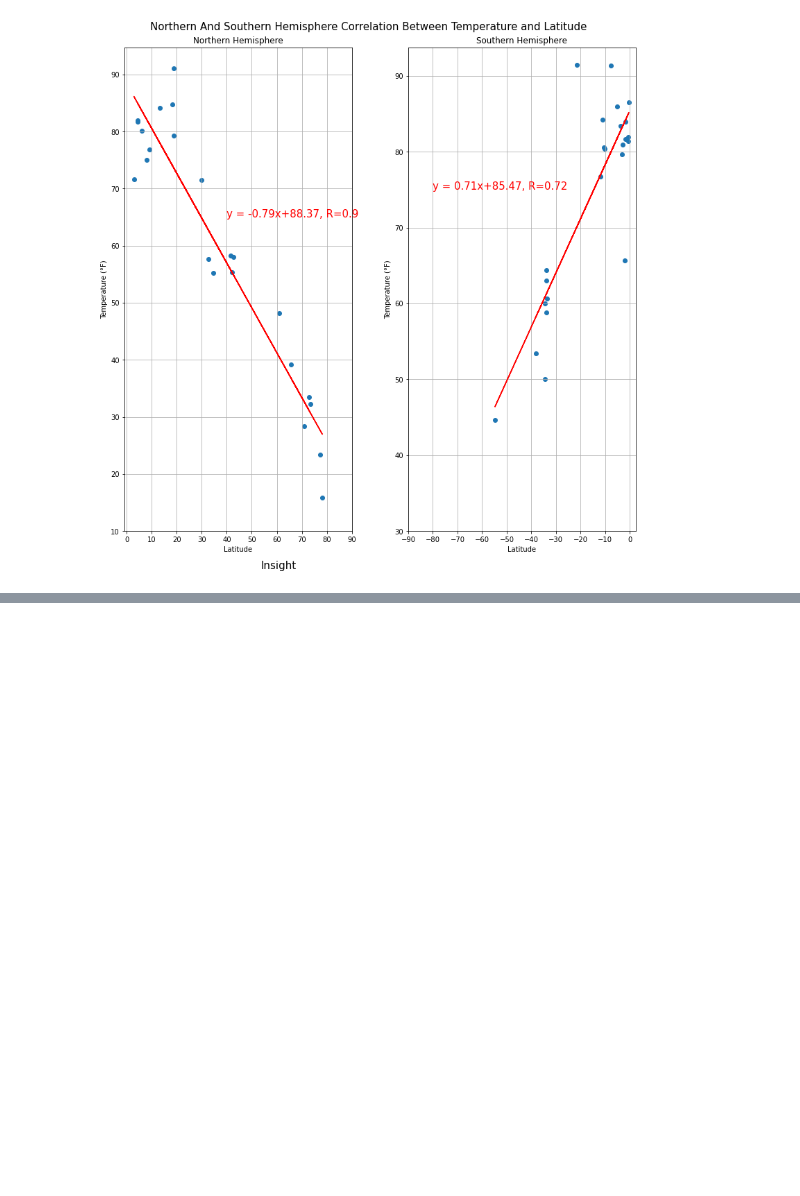
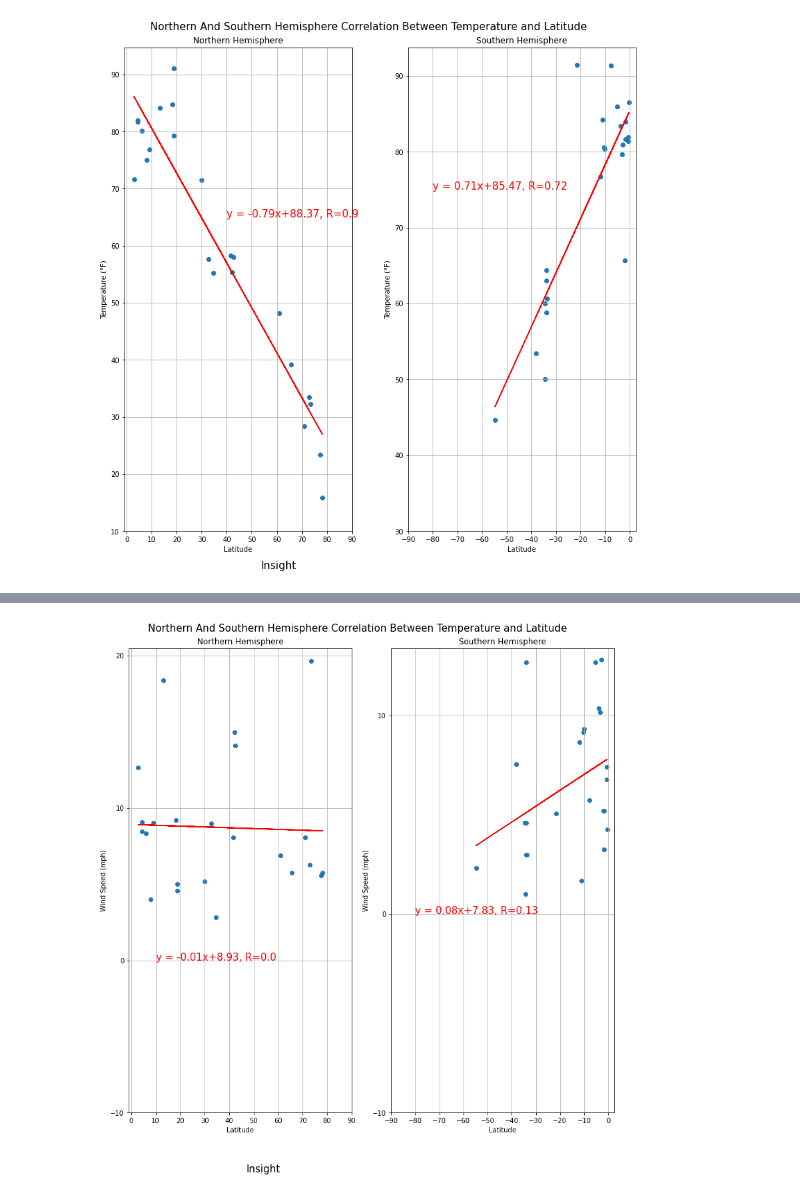
Before and after one commit to JuanjoFernandez/python-api-challenge, a Jupyter notebook: WeatherPy/WeatherPy.ipynb, the cells around one changed output, grey strips where cells are left out. Drawn from its saved outputs; the diff is of its cells as text; code cells hidden in the pictures; blank space fills up the shorter version.

```diff
--- a/WeatherPy/WeatherPy.ipynb
+++ b/WeatherPy/WeatherPy.ipynb
@@ -355,0 +476,78 @@ plt.plot(x_values, m*x_values + b, color ='r')
+# %%
+# Northern Hemisphere - Wind Speed (mph) vs. Latitude broken by hemisphere
+
+## North hemisphere
+
+# Plot parameters
+
+# X axis is fixed to show all possible latitude values
+xticks = np.arange(0,100,10)
+
+# Y axis will contain max/min wind speed values rounded to the closest 10
+min_temp = (round(clean_weather_df['Wind Speed (mph)'].min()/10, 0))*10 - 10
+max_temp = (round(clean_weather_df['Wind Speed (mph)'].max()/10,0))*10 + 10
+yticks = np.arange(min_temp, max_temp, 10)
+
+# Setting x and y for line
+x_values = north_df['Latitude']
+y_values = north_df['Wind Speed (mph)']
+(m, b, r, p, stderr) = st.stats.linregress(x_values, y_values)
+
+# Building the line
+line_eq = 'y = ' + str(round(m, 2)) + 'x+' + str(round (b, 2))
+
+# Plotting
+fig, axes =plt.subplots(1,2,figsize=(11,11))
+
+axes[0].scatter(x=north_df["Latitude"], y=north_df["Wind Speed (mph)"])
+axes[0].grid()
+axes[0].annotate(line_eq + ', R=' + str(round(r**2, 2)),(10,0), fontsize=15,color="red")
+axes[0].plot(x_values, m*x_values + b, color ='r')
+axes[0].set_xticks(xticks)
+axes[0].set_yticks(yticks)
+axes[0].set_xlabel('Latitude')
+axes[0].set_ylabel('Wind Speed (mph)')
+axes[0].set_title('Northern Hemisphere')
+
+## South hemisphere
+
+# Plot parameters
+
+# X axis is fixed to show all possible latitude values
+xticks = np.arange(-90,10,10)
+
+# Y axis will contain max/min temp values rounded to the closest 10
+min_temp = (round(south_df['Wind Speed (mph)'].min()/10,0))*10 - 10
+max_temp = (round(south_df['Wind Speed (mph)'].max()/10,0))*10 + 10
+yticks = np.arange(min_temp, max_temp, 10)
+
+# Setting x and y for line
+x_values = south_df['Latitude']
+y_values = south_df['Wind Speed (mph)']
+(m, b, r, p, stderr) = st.stats.linregress(x_values, y_values)
+
+# Building the line
+line_eq = 'y = ' + str(round(m, 2)) + 'x+' + str(round (b, 2))
+
+axes[1].scatter(x=south_df["Latitude"], y=south_df["Wind Speed (mph)"])
+axes[1].grid()
+axes[1].annotate(line_eq + ', R=' + str(round(r**2, 2)),(-80,0), fontsize=15,color="red")
+axes[1].plot(x_values, m*x_values + b, color ='r')
+axes[1].set_xticks(xticks)
+axes[1].set_yticks(yticks)
+axes[1].set_xlabel('Latitude')
+axes[1].set_ylabel('Wind Speed (mph)')
+axes[1].set_title('Southern Hemisphere')
+
+plt.suptitle ('Northern And Southern Hemisphere Correlation Between Temperature and Latitude', fontsize = 15)
+plt.tight_layout()
+
+# Adding an explanatory line for the graph
+plt.annotate("Insight", xy=(-150,-13), annotation_clip=False, fontsize=15)
+
+# Saving to png
+filename = 'hemi_wind_lat.png'
+path = os.path.join('plot_images', filename)
+plt.savefig(path)
+# %% [output]
+[figure, added]
```
Also changed, not shown: parts of 4 cells of this notebook, 4 other files.
